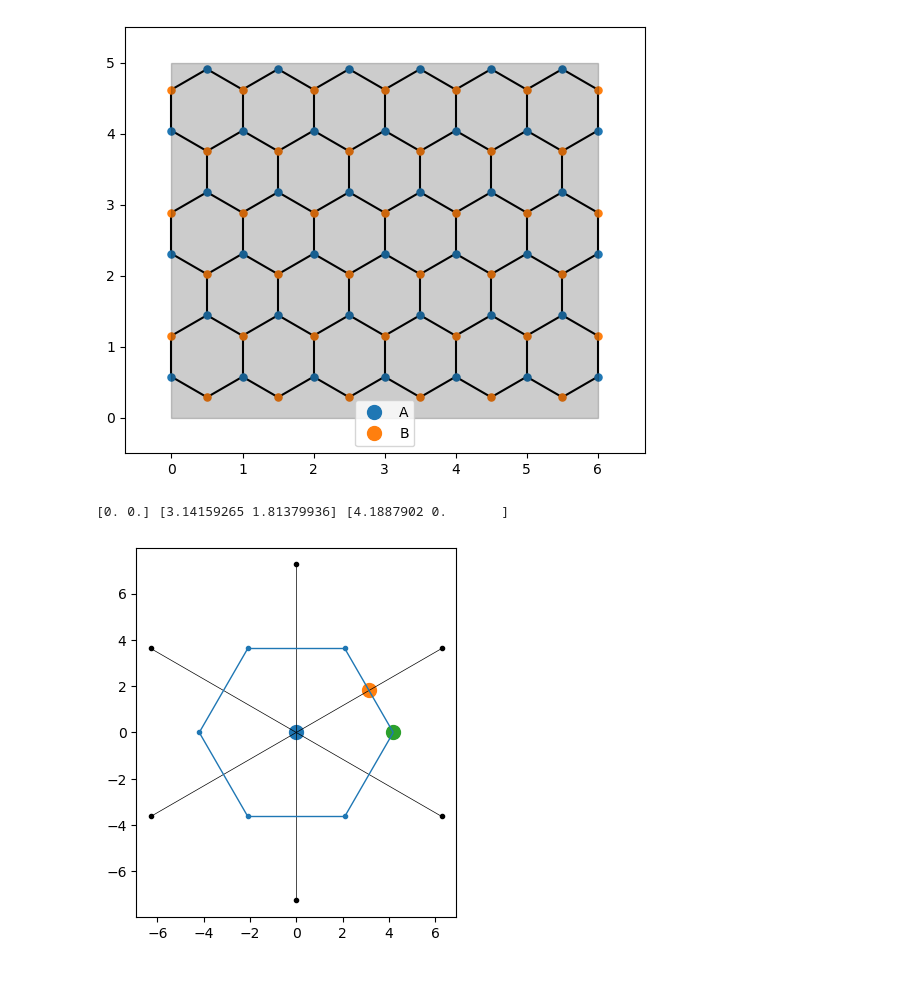
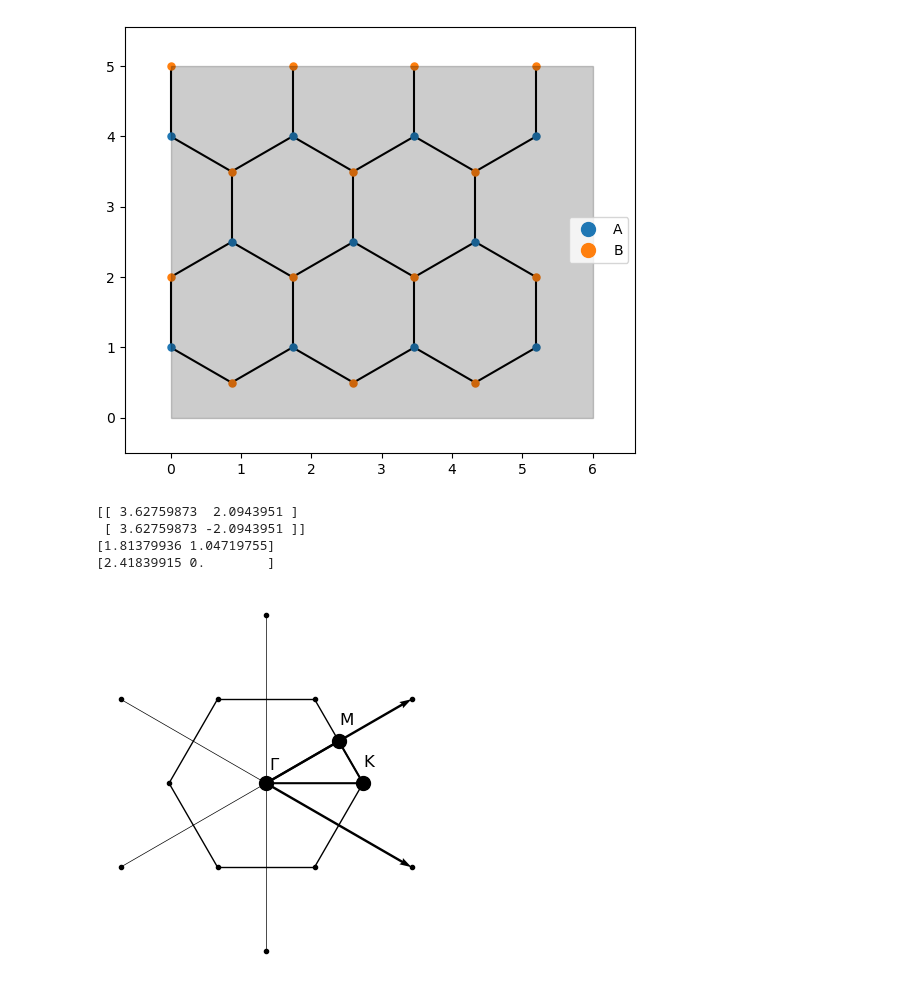
Before and after one commit to Ruberhauptmann/masters-thesis-manuscript, a Jupyter notebook: images/generate_lattice_images.ipynb, the cells around one changed output. Cells and saved outputs as stored; diff of their text form; code cells hidden in the pictures.

```diff
--- a/images/generate_lattice_images.ipynb
+++ b/images/generate_lattice_images.ipynb
@@ -4,51 +7,74 @@ import matplotlib.pyplot as plt
 # %%
-import lattpy as lp
-
-a = 1
+a_0 = 1
+a = np.sqrt(3) * a_0
 
 graphene_A = lp.Atom("A", radius=0.05)
 graphene_B = lp.Atom("B", radius=0.05)
 
 basis = 0.5 * a * np.array([[1, np.sqrt(3)],
                   [1, -np.sqrt(3)]])
 
 latt = lp.Lattice(basis)
 
 
 latt.add_atom([0.5 * a, -0.5 * a / np.sqrt(3)], graphene_A)
 latt.add_atom([0.5 * a, 0.5 * a / np.sqrt(3)], graphene_B)
 latt.add_connection(graphene_A, graphene_B, analyze=True)
 
+#neighbors = latt.get_neighbors([0.5 * a, -0.5 * a / np.sqrt(3)], alpha=0, distidx=0)
+
+#print(latt.get_neighbor_positions([0.5 * a, -0.5 * a / np.sqrt(3)], alpha=0, distidx=1))
+
 structure = latt.build((6, 5))
 
 #latt.set_periodic(0)
 
 ax = latt.plot()
 
 structure.plot(ax)
 #lp.plotting.draw_unit_cell(ax, latt.center() + basis)
 
 plt.savefig('graphene lattice.pdf', bbox_inches='tight')
 # %% [output]
-[figure, old version]
+[figure, new version]
 # %%
+
 reciprocal_lattice = latt.reciprocal_lattice()
+
+basis = reciprocal_lattice.vectors
+print(basis)
 
 bz = reciprocal_lattice.wigner_seitz_cell()
 
-ax = bz.draw()
+ax = bz.draw(color='black')
+
+lp.plotting.draw_arrows(ax, basis[0])
+lp.plotting.draw_arrows(ax, basis[1])
+#ax.annotate('$\mathbf{b}_1$', basis[0])
 
 Gamma = bz.symmetry_points()[0]
 M = bz.symmetry_points()[2][5]
 K = bz.symmetry_points()[1][4]
 
-print(Gamma, M, K)
+print(M)
+print(K)
 
-lp.plotting.draw_points(ax, Gamma)
-lp.plotting.draw_points(ax, M )
-lp.plotting.draw_points(ax, K)
+lp.plotting.draw_points(ax, Gamma, color='black')
+lp.plotting.draw_points(ax, M, color='black')
+lp.plotting.draw_points(ax, K, color='black')
+
+lp.plotting.draw_line(ax, np.array([Gamma, M, K, Gamma]), color='black')
+
+ax.annotate('$\Gamma$', (Gamma[0], Gamma[1]), xytext=(2, 10), textcoords='offset points', fontsize='large')
+ax.annotate('$\mathrm{M}$', (M[0], M[1]), xytext=(0, 12), textcoords='offset points', fontsize='large')
+ax.annotate('$\mathrm{K}$', (K[0], K[1]), xytext=(0, 12), textcoords='offset points', fontsize='large')
+
+lp.plotting.hide_box(ax, axis=True)
 
 plt.savefig('graphene brillouin_zone.pdf', bbox_inches='tight')
 # %% [output]
-[0. 0.] [3.14159265 1.81379936] [4.1887902 0.       ]
+[[ 3.62759873  2.0943951 ]
+ [ 3.62759873 -2.0943951 ]]
+[1.81379936 1.04719755]
+[2.41839915 0.        ]
-[figure, old version]
+[figure, new version]
```
Also changed, not shown: parts of 2 cells of this notebook, 4 other files.
